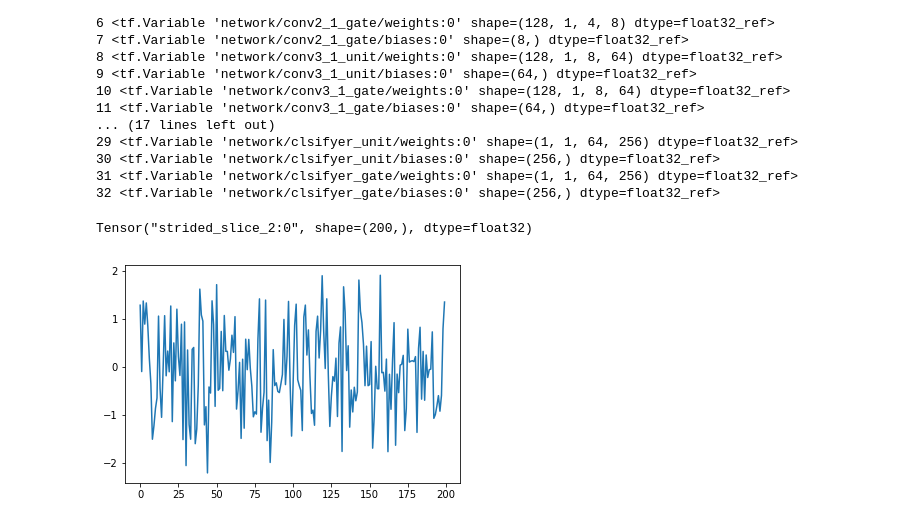
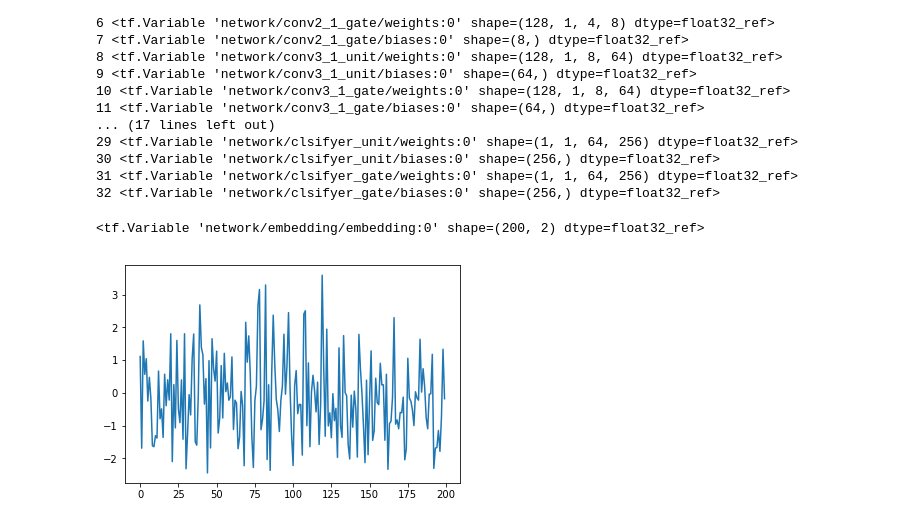
Before and after one commit to Becktor/FlowFairy, a Jupyter notebook: examples/sine_fix/Untitled.ipynb, the cells around one changed output. Saved outputs shown, nothing was run; the diff lists cells and outputs as text; code cells hidden in the pictures.

```diff
--- a/examples/sine_fix/Untitled.ipynb
+++ b/examples/sine_fix/Untitled.ipynb
@@ -66,13 +66,13 @@ for i, v in enumerate(coll):
 31 <tf.Variable 'network/clsifyer_gate/weights:0' shape=(1, 1, 64, 256) dtype=float32_ref>
 32 <tf.Variable 'network/clsifyer_gate/biases:0' shape=(256,) dtype=float32_ref>
 # %%
-embedding = coll[16][:,1]
+embedding = coll[16]
 print(embedding)
-plt.plot(embedding.eval())
+plt.plot(embedding.eval().sum(axis=1))
 plt.show()
 # %% [output]
-Tensor("strided_slice_2:0", shape=(200,), dtype=float32)
+<tf.Variable 'network/embedding/embedding:0' shape=(200, 2) dtype=float32_ref>
-[figure, old version]
+[figure, new version]
 # %%
 def classify(val):
     val = (val-np.min(val))/(np.max(val)-np.min(val))
```
